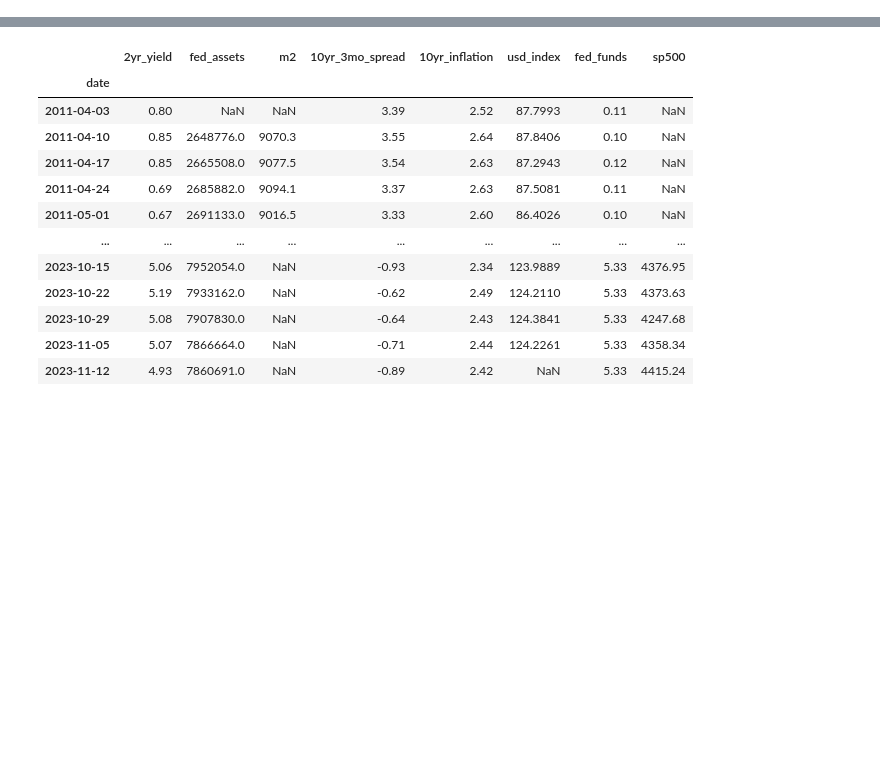
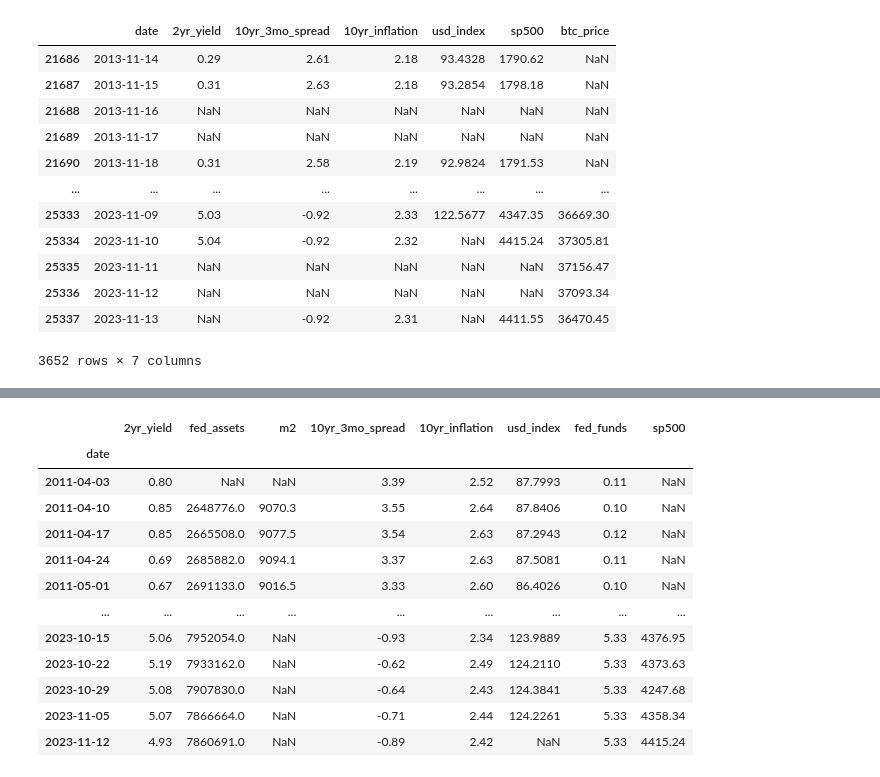
Before and after one commit to Moises-mfg/Analise-exploratoria-blockchain-Bitcoin, a Jupyter notebook: fred_api.ipynb, the cells around one changed output, grey strips where cells are left out. Drawn from its saved outputs; the diff is of its cells as text; code cells hidden in the pictures; blank space fills up the shorter version.

```diff
--- a/fred_api.ipynb
+++ b/fred_api.ipynb
@@ -67,0 +70,22 @@ df
+# %%
+#2yr_yield has a lot of values
+#10yr_3mo_spread has a lot of values
+#10yr_inflation has a lot of values
+#usd_index has a lot of values
+#sp500 has a lot of values
+df2 = df[["date", "2yr_yield", "10yr_3mo_spread", "10yr_inflation", "usd_index", "sp500", "btc_price"]]
+df2
+# %% [output]
+|  | date | 2yr_yield | 10yr_3mo_spread | 10yr_inflation | usd_index | sp500 | btc_price |
+| 21686 | 2013-11-14 | 0.29 | 2.61 | 2.18 | 93.4328 | 1790.62 | NaN |
+| 21687 | 2013-11-15 | 0.31 | 2.63 | 2.18 | 93.2854 | 1798.18 | NaN |
+| 21688 | 2013-11-16 | NaN | NaN | NaN | NaN | NaN | NaN |
+| 21689 | 2013-11-17 | NaN | NaN | NaN | NaN | NaN | NaN |
+| 21690 | 2013-11-18 | 0.31 | 2.58 | 2.19 | 92.9824 | 1791.53 | NaN |
+| ... | ... | ... | ... | ... | ... | ... | ... |
+| 25333 | 2023-11-09 | 5.03 | -0.92 | 2.33 | 122.5677 | 4347.35 | 36669.30 |
+| 25334 | 2023-11-10 | 5.04 | -0.92 | 2.32 | NaN | 4415.24 | 37305.81 |
+| 25335 | 2023-11-11 | NaN | NaN | NaN | NaN | NaN | 37156.47 |
+| 25336 | 2023-11-12 | NaN | NaN | NaN | NaN | NaN | 37093.34 |
+| 25337 | 2023-11-13 | NaN | -0.92 | 2.31 | NaN | 4411.55 | 36470.45 |
+3652 rows × 7 columns
```
Also changed, not shown: parts of 7 cells of this notebook, 5 other files.
